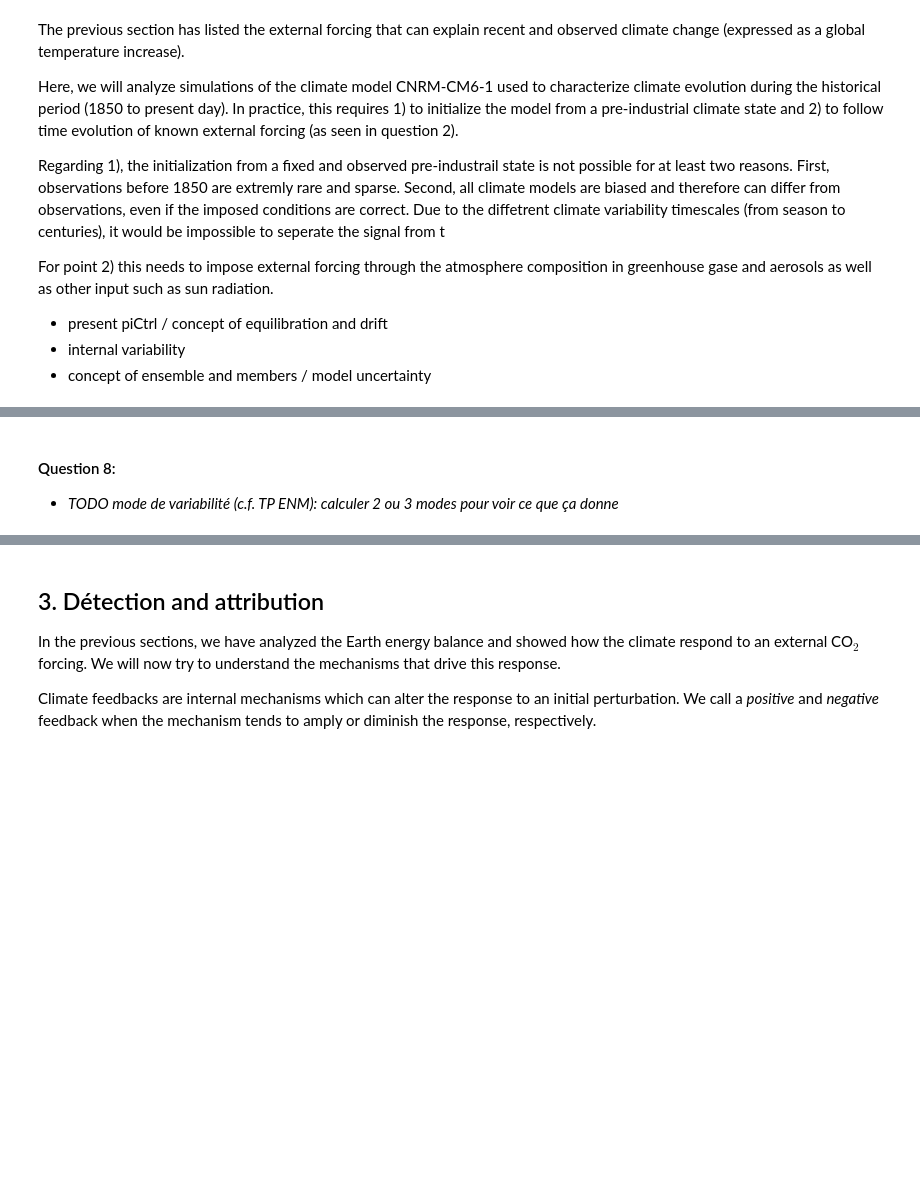
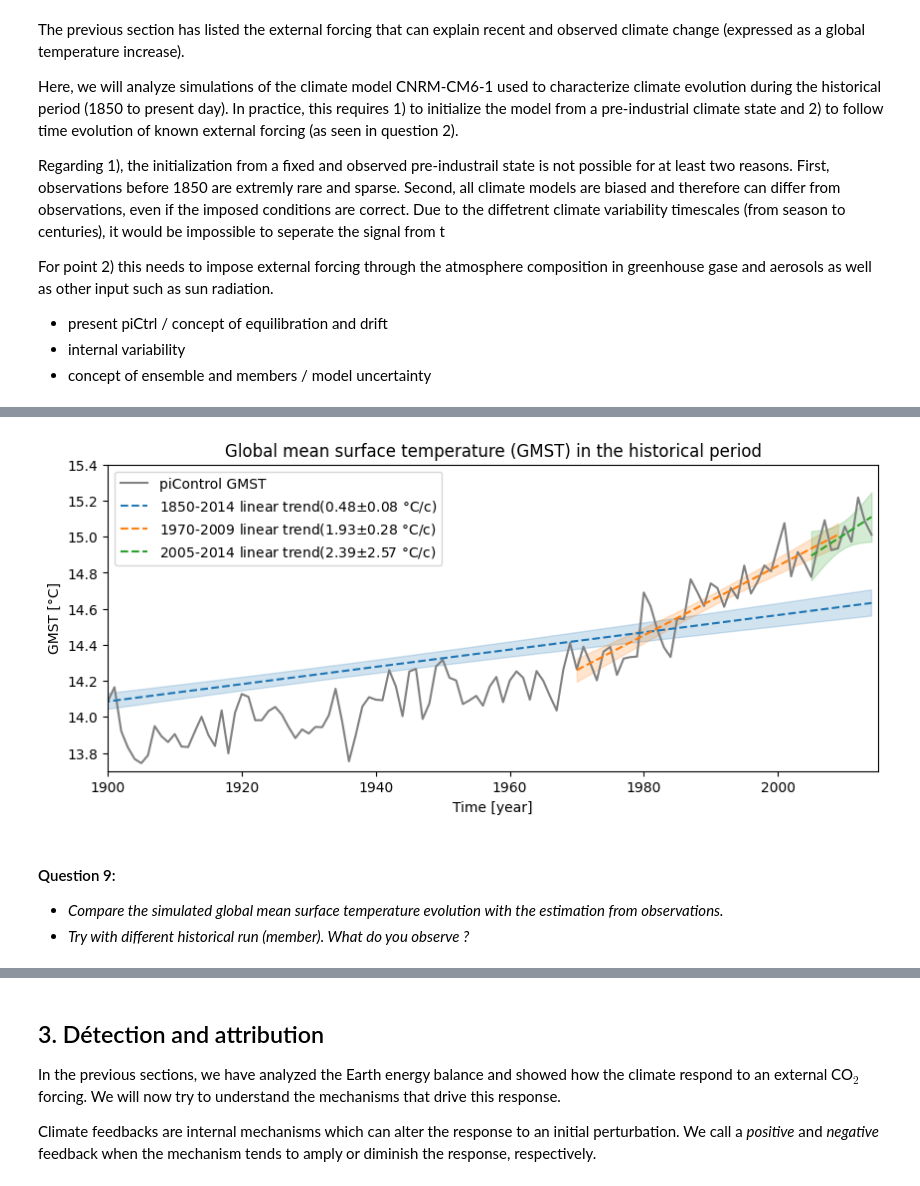
Before and after one commit to acsed-dot/TP-MSOAC-Climate_change, a Jupyter notebook: topics/2-CNRM-CM6-1_historical.ipynb, the cells around one changed output, grey strips where cells are left out. Drawn from its saved outputs; the diff is of its cells as text; code cells hidden in the pictures; blank space fills up the shorter version.

```diff
--- a/topics/2-CNRM-CM6-1_historical.ipynb
+++ b/topics/2-CNRM-CM6-1_historical.ipynb
@@ -596,4 +620,54 @@ _ = ax.set_title("Global mean surface temperature (GMST) in the piControl experi
+# %%
+ts = histrc['r1']['ts'] - 273.15  # K to °C
+
+# plot
+fig, ax = plt.subplots(1,1, figsize=(10, 4))
+
+ax.plot( ts['year'], ts, c=(0.5,0.5,0.5), label='piControl GMST')
+
+
+# compute linear trend over different period
+list_errors = []
+list_colors = ['tab:blue', 'tab:orange', 'tab:green']
+
+for i, per in enumerate([(0, None), (120,-5), (-10, None)]) :
+    y       = ts[per[0]:per[1]]
+    x       = ts['year'][per[0]:per[1]].data
+
+    lin_reg = scipy.stats.linregress(x, y)
+    ts_pred = lin_reg.slope * x + lin_reg.intercept
+
+    # compute 95% confidence interval
+    alpha   = 0.05
+    tvalue  = scipy.stats.t.ppf( 1 - (alpha/2), len(y)-2 )  # Student test
+    stderr  = lin_reg.stderr * np.sqrt(np.var(x, ddof=1)*(len(y)-1))
+
+    ts_conf = stderr * (np.sqrt( (1/len(y)) + ((x - np.mean(x))**2)/np.sum((x-np.mean(x))**2)))
+
+    # plot lines
+    color  = list_colors[i]
+    ltext  = '{}-{} linear trend'.format(x[0], x[-1])
+    ltext += r'({:.2f}$\pm${:.2f} °C/c)'.format(lin_reg.slope*100, tvalue*lin_reg.stderr*100)
+
+    ax.plot( x, ts_pred, ls='--', c=color, label=ltext)
+
+    ax.fill_between( x, ts_pred+(tvalue*ts_conf), ts_pred-(tvalue*ts_conf),
+                                                color=color, alpha=0.2)
+
+
+# axe properties
+ax.set_xlim((1900, 2015))
+ax.set_ylim((13.7, 15.4))
+ax.set_xlabel('Time [year]')
+ax.set_ylabel('GMST [°C]')
+
+ax.legend(loc=2)
+
+_ = ax.set_title("Global mean surface temperature (GMST) in the historical period")
+# %% [output]
+[figure, added]
 # %% [markdown]
-#### Question 8:
+#### Question 9:
 
-* _TODO mode de variabilité (c.f. TP ENM): calculer 2 ou 3 modes pour voir ce que ça donne_
+* _Compare the simulated global mean surface temperature evolution with the estimation from observations._
+* _Try with different historical run (member). What do you observe ?_
```
Also changed, not shown: parts of 9 cells of this notebook, 27 other files.
